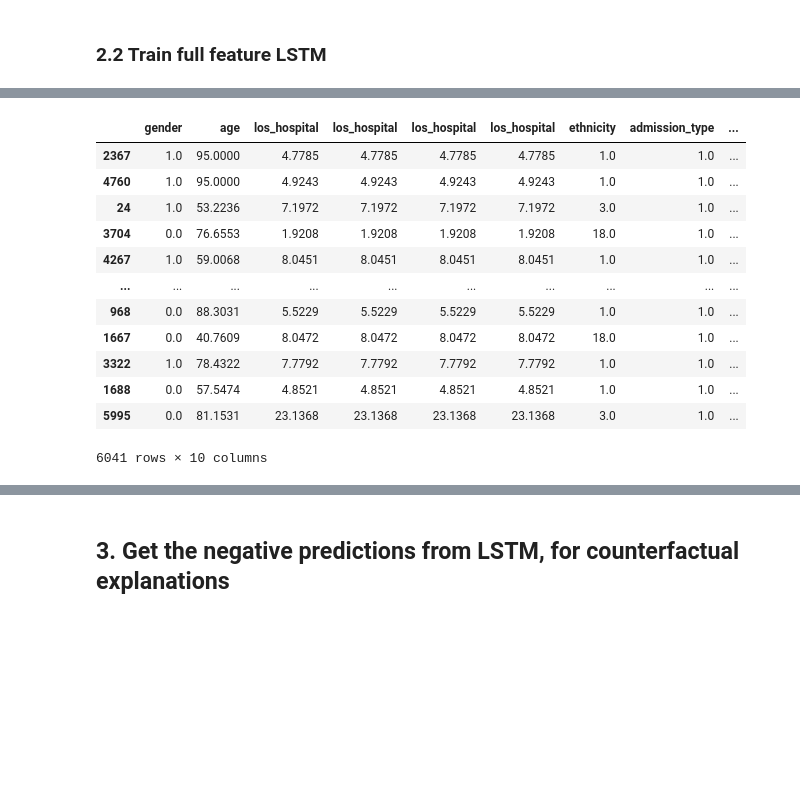
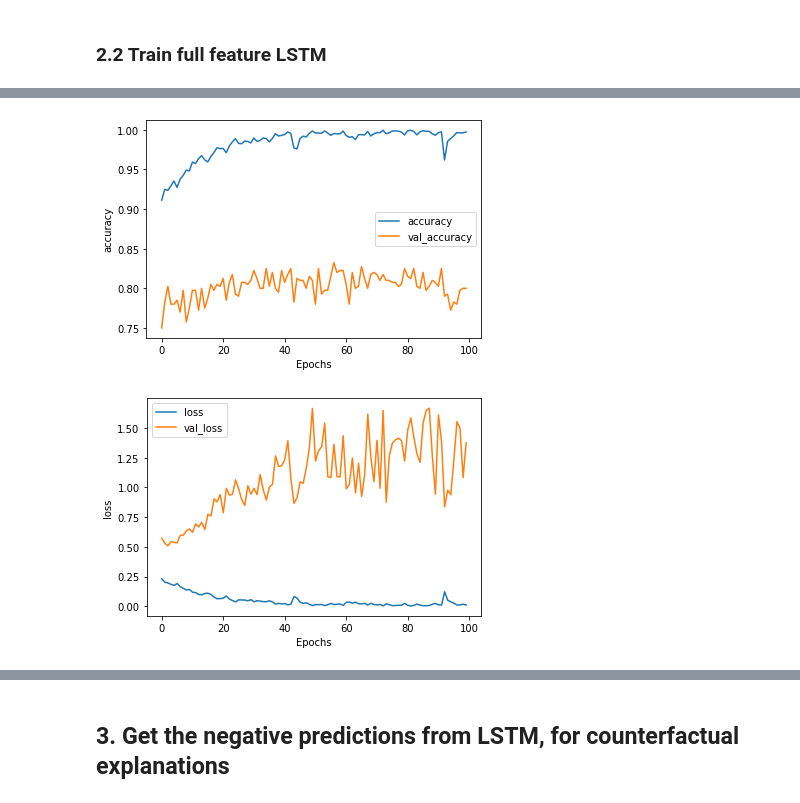
Before and after one commit to Baukmeister/cf_DRG_res, a Jupyter notebook: notebooks/2-LSTM-model-and-generate-counterfactuals.ipynb, the cells around one changed output, grey strips where cells are left out. Cells and saved outputs as stored; diff of their text form; code cells hidden in the pictures; blank space fills up the shorter version.

Commit message:
run combined LSTM

```diff
--- a/notebooks/2-LSTM-model-and-generate-counterfactuals.ipynb
+++ b/notebooks/2-LSTM-model-and-generate-counterfactuals.ipynb
@@ -507,8 +431,13 @@ Trainable params: 225,537
 Non-trainable params: 0
 __________________________________________________________________________________________________
 # %%
-hist = model.fit([X_train_padded, X_train_static], y_train, epochs = 100, batch_size = 64, validation_data=([X_val_padded, X_val_static], y_val),
-        #callbacks=early_stopping
-        )
+hist = full_lstm_model.fit(
+    [X_train_padded, X_train_static],
+    y_train,
+    epochs = 100,
+    batch_size = 64,
+    validation_data=([X_val_padded, X_val_static], y_val),
+    #callbacks=early_stopping
+    )
 # %% [output]
 Epoch 1/100
@@ -531,16 +460,7 @@ Epoch 9/100
-# %%
-X_train_static.sh
-# %% [output]
-|  | gender | age | los_hospital | los_hospital | los_hospital | los_hospital | ethnicity | admission_type | ... |
-| 2367 | 1.0 | 95.0000 | 4.7785 | 4.7785 | 4.7785 | 4.7785 | 1.0 | 1.0 | ... |
-| 4760 | 1.0 | 95.0000 | 4.9243 | 4.9243 | 4.9243 | 4.9243 | 1.0 | 1.0 | ... |
-| 24 | 1.0 | 53.2236 | 7.1972 | 7.1972 | 7.1972 | 7.1972 | 3.0 | 1.0 | ... |
-| 3704 | 0.0 | 76.6553 | 1.9208 | 1.9208 | 1.9208 | 1.9208 | 18.0 | 1.0 | ... |
-| 4267 | 1.0 | 59.0068 | 8.0451 | 8.0451 | 8.0451 | 8.0451 | 1.0 | 1.0 | ... |
-| ... | ... | ... | ... | ... | ... | ... | ... | ... | ... |
-| 968 | 0.0 | 88.3031 | 5.5229 | 5.5229 | 5.5229 | 5.5229 | 1.0 | 1.0 | ... |
-| 1667 | 0.0 | 40.7609 | 8.0472 | 8.0472 | 8.0472 | 8.0472 | 18.0 | 1.0 | ... |
-| 3322 | 1.0 | 78.4322 | 7.7792 | 7.7792 | 7.7792 | 7.7792 | 1.0 | 1.0 | ... |
-| 1688 | 0.0 | 57.5474 | 4.8521 | 4.8521 | 4.8521 | 4.8521 | 1.0 | 1.0 | ... |
-| 5995 | 0.0 | 81.1531 | 23.1368 | 23.1368 | 23.1368 | 23.1368 | 3.0 | 1.0 | ... |
-6041 rows × 10 columns
+# %%
+# Visualize the training/validation accuracy and loss
+plot_graphs(hist, "accuracy")
+plot_graphs(hist, "loss")
+# %% [output]
+[figure, added]
+[figure, added]
```
Also changed, not shown: parts of 10 cells of this notebook.
